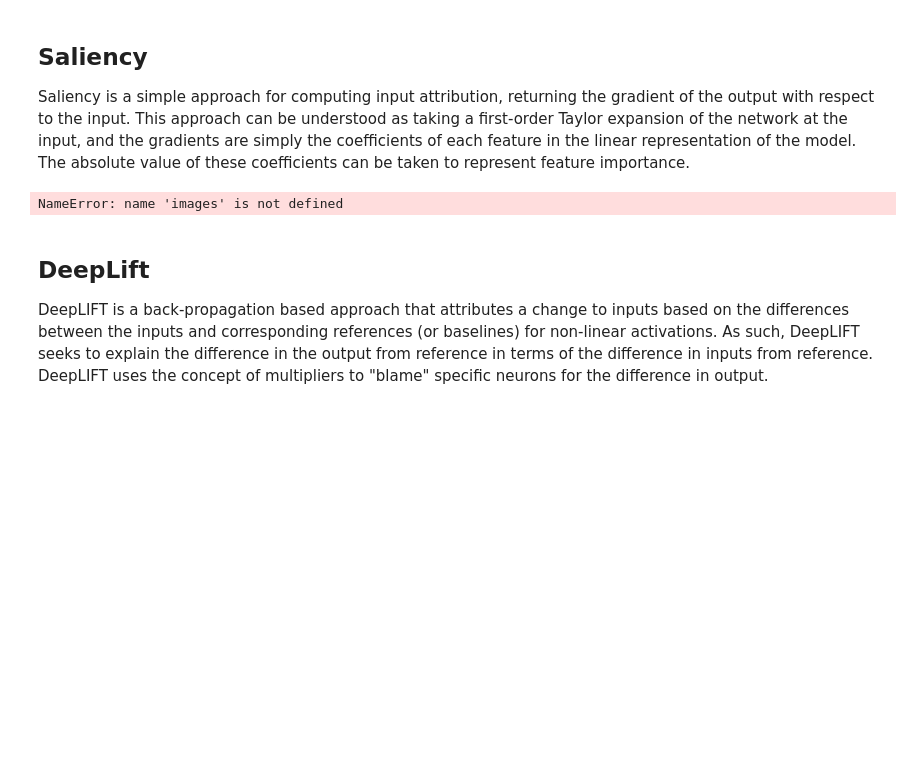
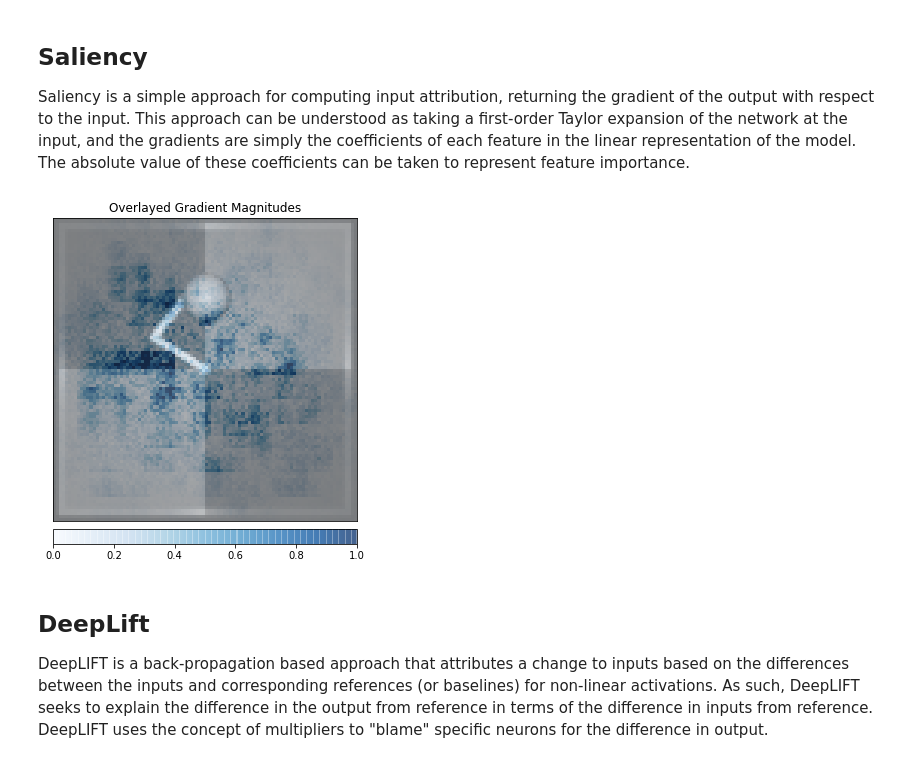
Before and after one commit to HumanCompatibleAI/eirli, a Jupyter notebook: analysis/interpret.ipynb, the cells around one changed output. Saved outputs shown, nothing was run; the diff lists cells and outputs as text; code cells hidden in the pictures; blank space fills up the shorter version.

```diff
--- a/analysis/interpret.ipynb
+++ b/analysis/interpret.ipynb
@@ -57,14 +79,14 @@ MissingConfigError: load_vec_env is missing value(s): ['benchmark_name', 'atari_
 
 Saliency is a simple approach for computing input attribution, returning the gradient of the output with respect to the input. This approach can be understood as taking a first-order Taylor expansion of the network at the input, and the gradients are simply the coefficients of each feature in the linear representation of the model. The absolute value of these coefficients can be taken to represent feature importance.
 # %%
-@interp_ex.capture
 def saliency():
     for img, label in zip(images, labels):
-        saliency_(network, img, label, original_img, log_dir, False)
+        original_img = img[0].permute(1, 2, 0).detach().numpy()
+        saliency_(network, img, label, original_img, None, False)
 
 saliency()
 # %% [output]
-NameError: name 'images' is not defined
+[figure, added]
 # %% [markdown]
 ## DeepLift
 DeepLIFT is a back-propagation based approach that attributes a change to inputs based on the differences between the inputs and corresponding references (or baselines) for non-linear activations. As such, DeepLIFT seeks to explain the difference in the output from reference in terms of the difference in inputs from reference. DeepLIFT uses the concept of multipliers to "blame" specific neurons for the difference in output.
```
Also changed, not shown: parts of 17 cells of this notebook, 1 other file.
